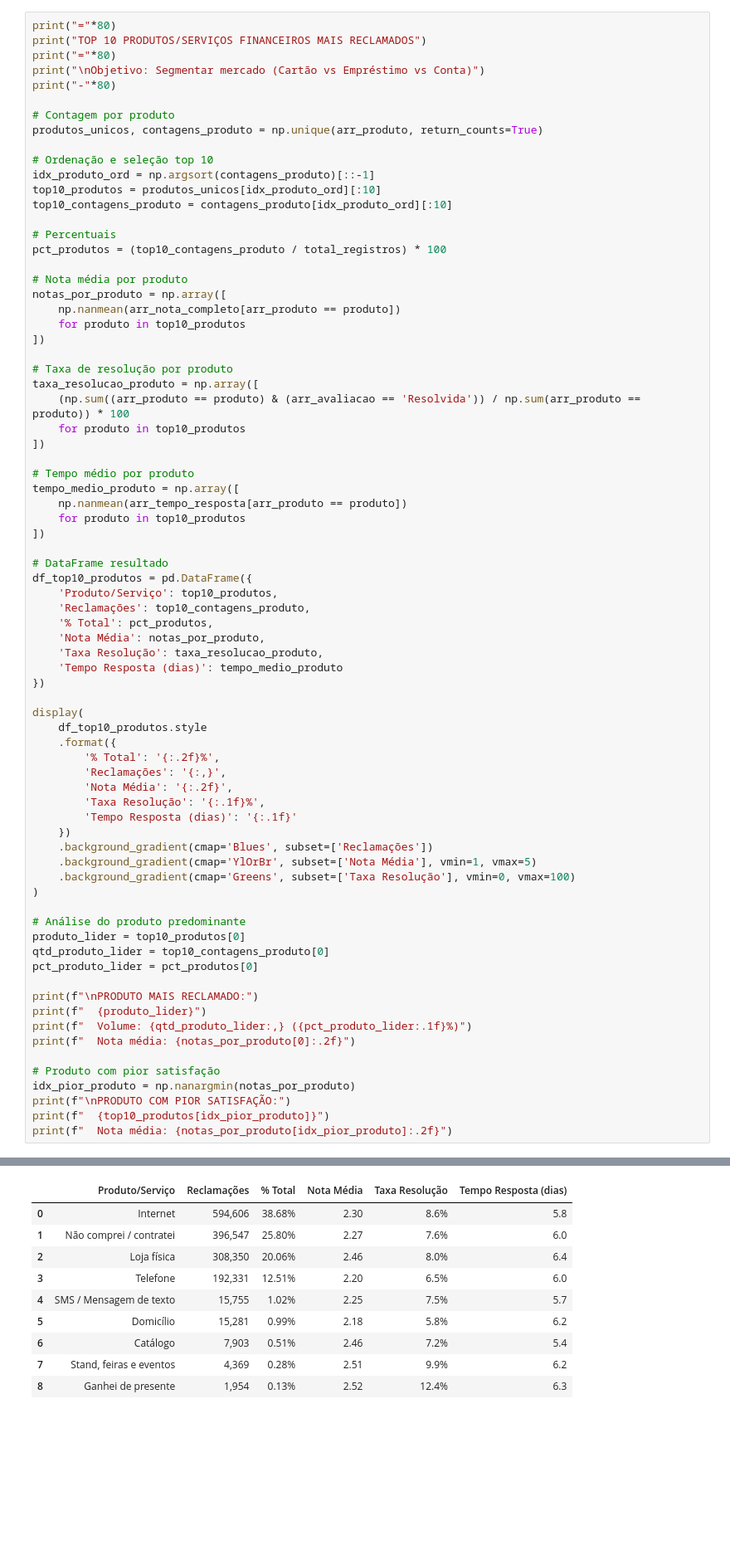
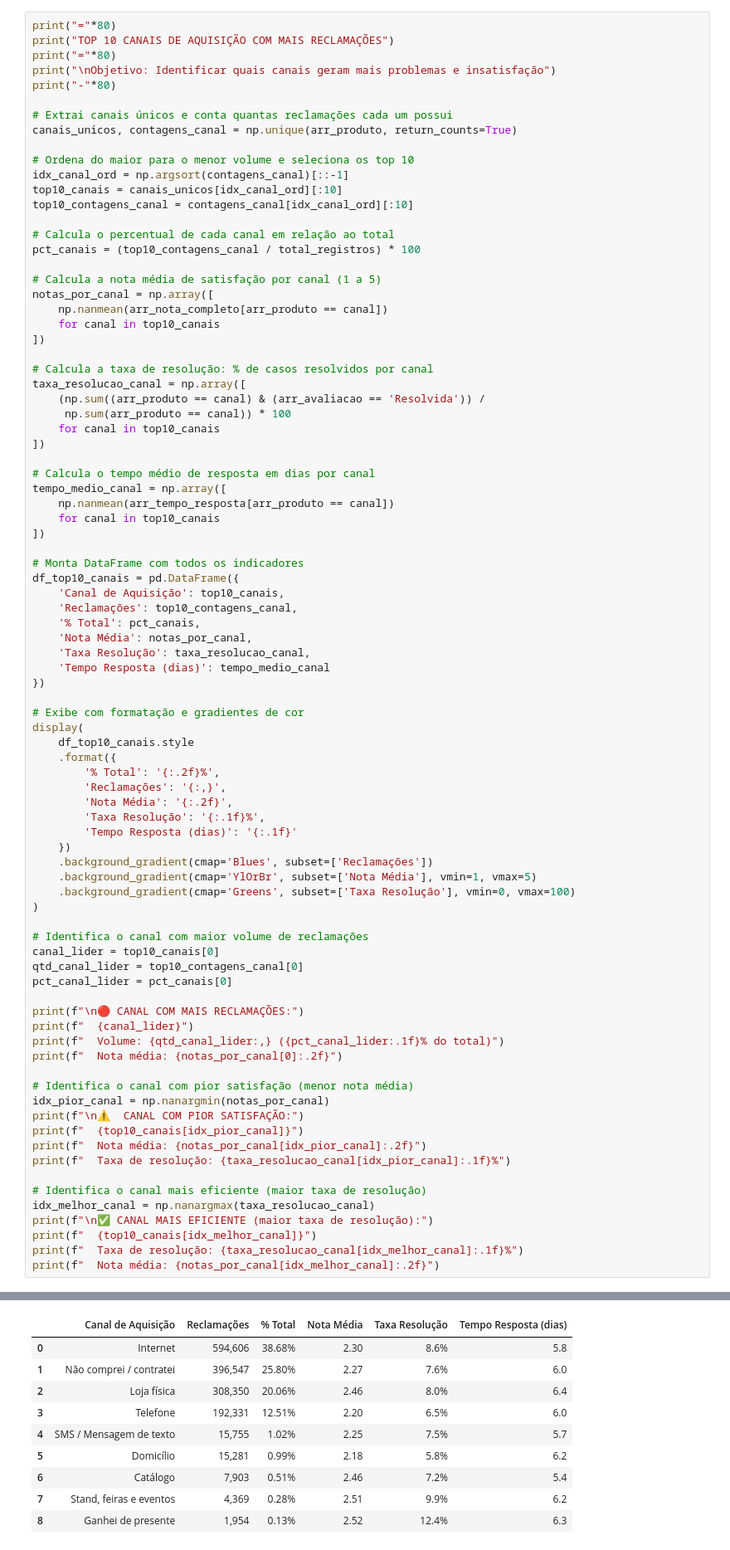
Before and after one commit to afloradda/projeto_mediacao_bancaria, a Jupyter notebook: analises/silver/notebooks_silver/03_analises_terciarias.ipynb, the cells around one changed output, grey strips where cells are left out. Shown at 83% size. Saved outputs shown, nothing was run; the diff lists cells and outputs as text; blank space fills up the shorter version.

```diff
--- a/analises/silver/notebooks_silver/03_analises_terciarias.ipynb
+++ b/analises/silver/notebooks_silver/03_analises_terciarias.ipynb
@@ -2370,52 +2370,54 @@ ASSUNTO COM PIOR SATISFAÇÃO:
 Top 5 assuntos concentram: 69.1% das reclamações
 # %%
 print("="*80)
-print("TOP 10 PRODUTOS/SERVIÇOS FINANCEIROS MAIS RECLAMADOS")
+print("TOP 10 CANAIS DE AQUISIÇÃO COM MAIS RECLAMAÇÕES")
 print("="*80)
-print("\nObjetivo: Segmentar mercado (Cartão vs Empréstimo vs Conta)")
+print("\nObjetivo: Identificar quais canais geram mais problemas e insatisfação")
 print("-"*80)
 
-# Contagem por produto
-produtos_unicos, contagens_produto = np.unique(arr_produto, return_counts=True)
+# Extrai canais únicos e conta quantas reclamações cada um possui
+canais_unicos, contagens_canal = np.unique(arr_produto, return_counts=True)
 
-# Ordenação e seleção top 10
-idx_produto_ord = np.argsort(contagens_produto)[::-1]
-top10_produtos = produtos_unicos[idx_produto_ord][:10]
-top10_contagens_produto = contagens_produto[idx_produto_ord][:10]
+# Ordena do maior para o menor volume e seleciona os top 10
+idx_canal_ord = np.argsort(contagens_canal)[::-1]
+top10_canais = canais_unicos[idx_canal_ord][:10]
+top10_contagens_canal = contagens_canal[idx_canal_ord][:10]
 
-# Percentuais
-pct_produtos = (top10_contagens_produto / total_registros) * 100
+# Calcula o percentual de cada canal em relação ao total
+pct_canais = (top10_contagens_canal / total_registros) * 100
 
-# Nota média por produto
-notas_por_produto = np.array([
-    np.nanmean(arr_nota_completo[arr_produto == produto])
-    for produto in top10_produtos
+# Calcula a nota média de satisfação por canal (1 a 5)
+notas_por_canal = np.array([
+    np.nanmean(arr_nota_completo[arr_produto == canal])
+    for canal in top10_canais
 ])
 
-# Taxa de resolução por produto
-taxa_resolucao_produto = np.array([
-    (np.sum((arr_produto == produto) & (arr_avaliacao == 'Resolvida')) / np.sum(arr_produto == produto)) * 100
-    for produto in top10_produtos
+# Calcula a taxa de resolução: % de casos resolvidos por canal
+taxa_resolucao_canal = np.array([
+    (np.sum((arr_produto == canal) & (arr_avaliacao == 'Resolvida')) /
+     np.sum(arr_produto == canal)) * 100
+    for canal in top10_canais
 ])
 
-# Tempo médio por produto
-tempo_medio_produto = np.array([
-    np.nanmean(arr_tempo_resposta[arr_produto == produto])
-    for produto in top10_produtos
+# Calcula o tempo médio de resposta em dias por canal
+tempo_medio_canal = np.array([
+    np.nanmean(arr_tempo_resposta[arr_produto == canal])
+    for canal in top10_canais
 ])
 
-# DataFrame resultado
-df_top10_produtos = pd.DataFrame({
-    'Produto/Serviço': top10_produtos,
-    'Reclamações': top10_contagens_produto,
-    '% Total': pct_produtos,
-    'Nota Média': notas_por_produto,
-    'Taxa Resolução': taxa_resolucao_produto,
-    'Tempo Resposta (dias)': tempo_medio_produto
+# Monta DataFrame com todos os indicadores
+df_top10_canais = pd.DataFrame({
+    'Canal de Aquisição': top10_canais,
+    'Reclamações': top10_contagens_canal,
+    '% Total': pct_canais,
+    'Nota Média': notas_por_canal,
+    'Taxa Resolução': taxa_resolucao_canal,
+    'Tempo Resposta (dias)': tempo_medio_canal
 })
 
+# Exibe com formatação e gradientes de cor
 display(
-    df_top10_produtos.style
+    df_top10_canais.style
     .format({
         '% Total': '{:.2f}%',
         'Reclamações': '{:,}',
@@ -2428,20 +2430,28 @@ display(
     .background_gradient(cmap='Greens', subset=['Taxa Resolução'], vmin=0, vmax=100)
 )
 
-# Análise do produto predominante
-produto_lider = top10_produtos[0]
-qtd_produto_lider = top10_contagens_produto[0]
-pct_produto_lider = pct_produtos[0]
+# Identifica o canal com maior volume de reclamações
+canal_lider = top10_canais[0]
+qtd_canal_lider = top10_contagens_canal[0]
+pct_canal_lider = pct_canais[0]
 
-print(f"\nPRODUTO MAIS RECLAMADO:")
-print(f"  {produto_lider}")
-print(f"  Volume: {qtd_produto_lider:,} ({pct_produto_lider:.1f}%)")
-print(f"  Nota média: {notas_por_produto[0]:.2f}")
+print(f"\n🔴 CANAL COM MAIS RECLAMAÇÕES:")
+print(f"  {canal_lider}")
+print(f"  Volume: {qtd_canal_lider:,} ({pct_canal_lider:.1f}% do total)")
+print(f"  Nota média: {notas_por_canal[0]:.2f}")
 
-# Produto com pior satisfação
-idx_pior_produto = np.nanargmin(notas_por_produto)
-print(f"\nPRODUTO COM PIOR SATISFAÇÃO:")
-print(f"  {top10_produtos[idx_pior_produto]}")
-print(f"  Nota média: {notas_por_produto[idx_pior_produto]:.2f}")
+# Identifica o canal com pior satisfação (menor nota média)
+idx_pior_canal = np.nanargmin(notas_por_canal)
+print(f"\n⚠️  CANAL COM PIOR SATISFAÇÃO:")
+print(f"  {top10_canais[idx_pior_canal]}")
+print(f"  Nota média: {notas_por_canal[idx_pior_canal]:.2f}")
+print(f"  Taxa de resolução: {taxa_resolucao_canal[idx_pior_canal]:.1f}%")
+
+# Identifica o canal mais eficiente (maior taxa de resolução)
+idx_melhor_canal = np.nanargmax(taxa_resolucao_canal)
+print(f"\n✅ CANAL MAIS EFICIENTE (maior taxa de resolução):")
+print(f"  {top10_canais[idx_melhor_canal]}")
+print(f"  Taxa de resolução: {taxa_resolucao_canal[idx_melhor_canal]:.1f}%")
+print(f"  Nota média: {notas_por_canal[idx_melhor_canal]:.2f}")
 # %% [output]
 ================================================================================
@@ -2452,5 +2462,5 @@ Objetivo: Segmentar mercado (Cartão vs Empréstimo vs Conta)
 --------------------------------------------------------------------------------
-|  | Produto/Serviço | Reclamações | % Total | Nota Média | Taxa Resolução | Tempo Resposta (dias) |
+|  | Canal de Aquisição | Reclamações | % Total | Nota Média | Taxa Resolução | Tempo Resposta (dias) |
 | 0 | Internet | 594,606 | 38.68% | 2.30 | 8.6% | 5.8 |
 | 1 | Não comprei / contratei | 396,547 | 25.80% | 2.27 | 7.6% | 6.0 |
 | 2 | Loja física | 308,350 | 20.06% | 2.46 | 8.0% | 6.4 |
```
Also changed, not shown: parts of 2 cells of this notebook.
